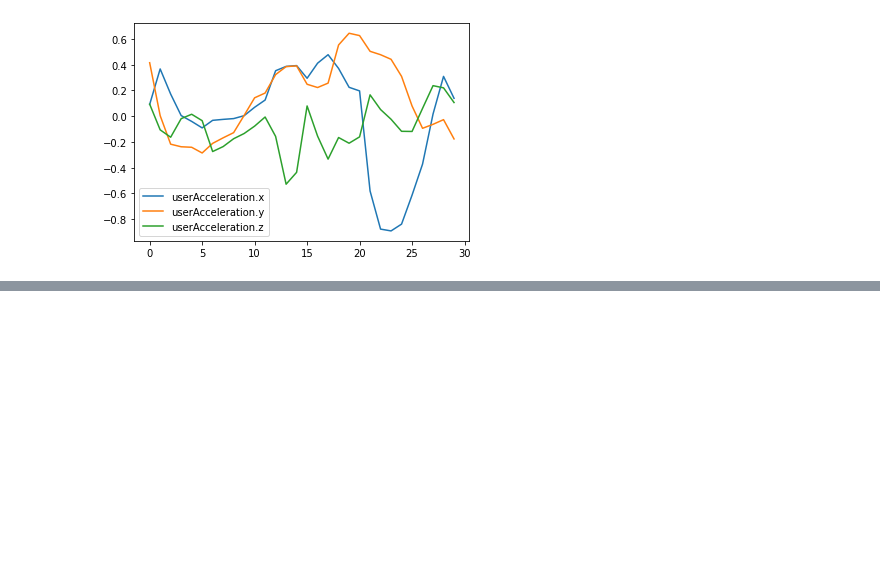
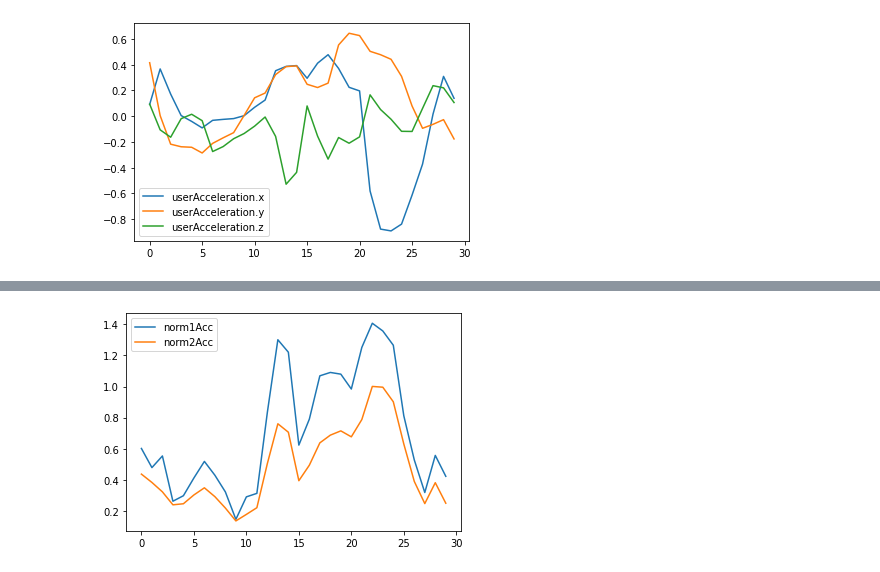
Before and after one commit to thomashaaland/sensorStep, a Jupyter notebook: Motionsense.ipynb, the cells around one changed output, grey strips where cells are left out. Saved outputs shown, nothing was run; the diff lists cells and outputs as text; code cells hidden in the pictures; blank space fills up the shorter version.

```diff
--- a/Motionsense.ipynb
+++ b/Motionsense.ipynb
@@ -59,0 +69,6 @@ plt.show()
+# %%
+data_stream_1subject["norm1Acc"] = np.abs(data_stream_1subject[acc_cols]).sum(axis = 1)
+data_stream_1subject[["norm1Acc", "norm2Acc"]].iloc[0:30].plot()
+plt.show()
+# %% [output]
+[figure, added]
```
Also changed, not shown: parts of 18 cells of this notebook.
